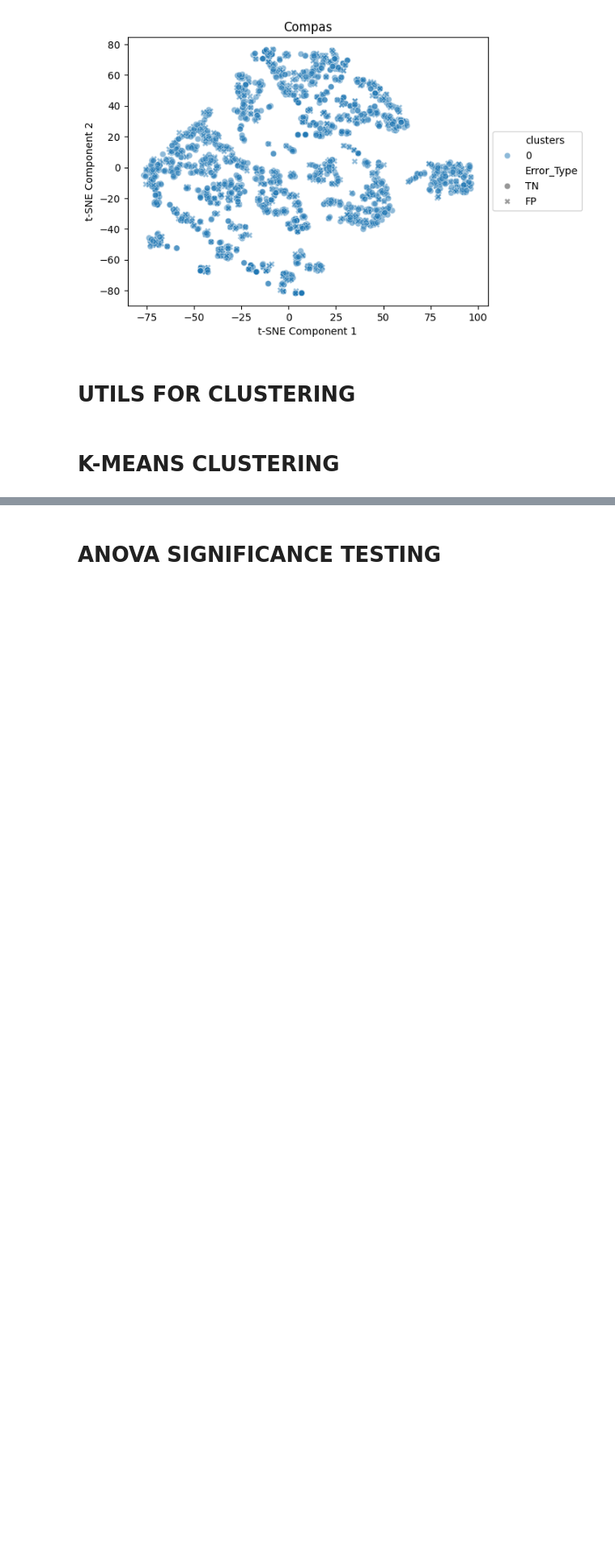
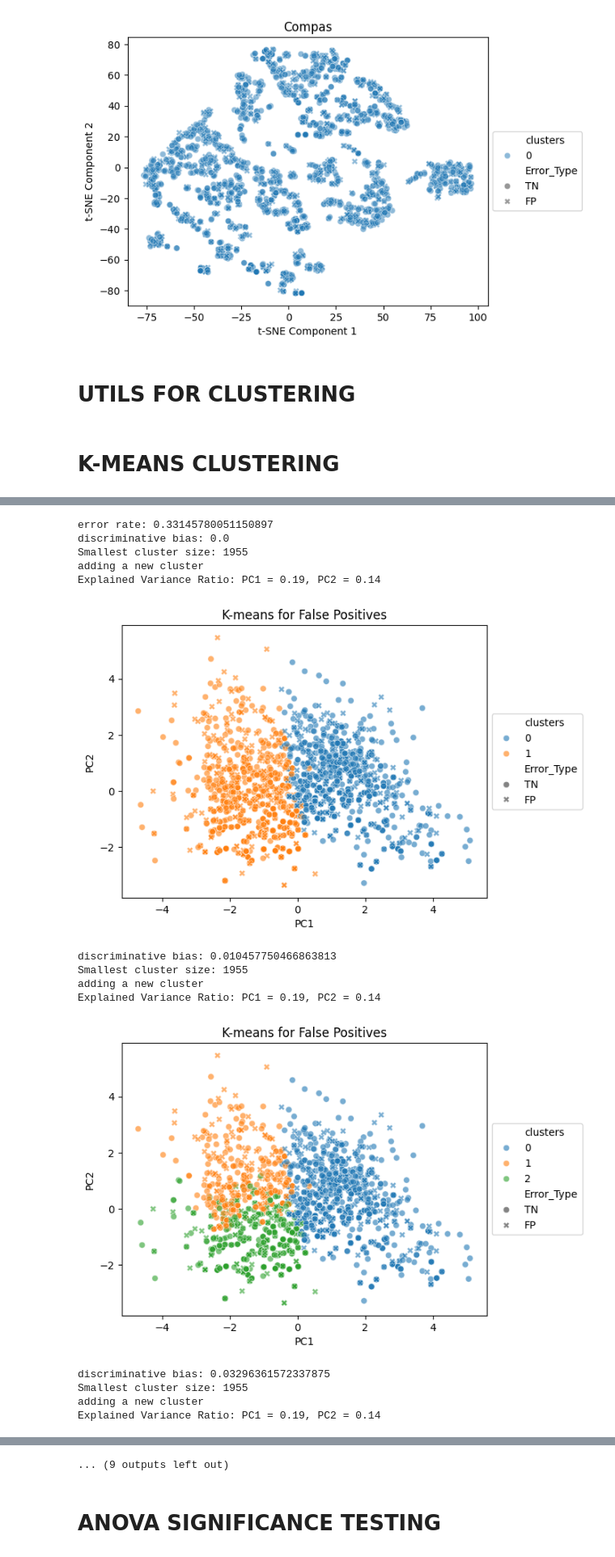
Before and after one commit to MDankloff/ClusterCompas, a Jupyter notebook: V2_COMPAS_Clustering_K_Means.ipynb, the cells around one changed output, grey strips where cells are left out. Shown at 81% size. Saved outputs shown, nothing was run; the diff lists cells and outputs as text; code cells hidden in the pictures; blank space fills up the shorter version.

```diff
--- a/V2_COMPAS_Clustering_K_Means.ipynb
+++ b/V2_COMPAS_Clustering_K_Means.ipynb
@@ -430,0 +461,18 @@ MAX_ITER
+# %%
+hbac_kmeans(data = TN_FP, max_iter = 300, show_plot= True)
+# %% [output]
+error rate: 0.33145780051150897
+discriminative bias: 0.0
+Smallest cluster size: 1955
+adding a new cluster
+Explained Variance Ratio: PC1 = 0.19, PC2 = 0.14
+[figure, added]
+discriminative bias: 0.010457750466863813
+Smallest cluster size: 1955
+adding a new cluster
+Explained Variance Ratio: PC1 = 0.19, PC2 = 0.14
+[figure, added]
+discriminative bias: 0.03296361572337875
+Smallest cluster size: 1955
+adding a new cluster
+Explained Variance Ratio: PC1 = 0.19, PC2 = 0.14
@@ -431,2 +495,3 @@ MAX_ITER
+... (9 outputs left out)
 # %% [markdown]
 # ANOVA SIGNIFICANCE TESTING
```
Also changed, not shown: parts of 6 cells of this notebook.
